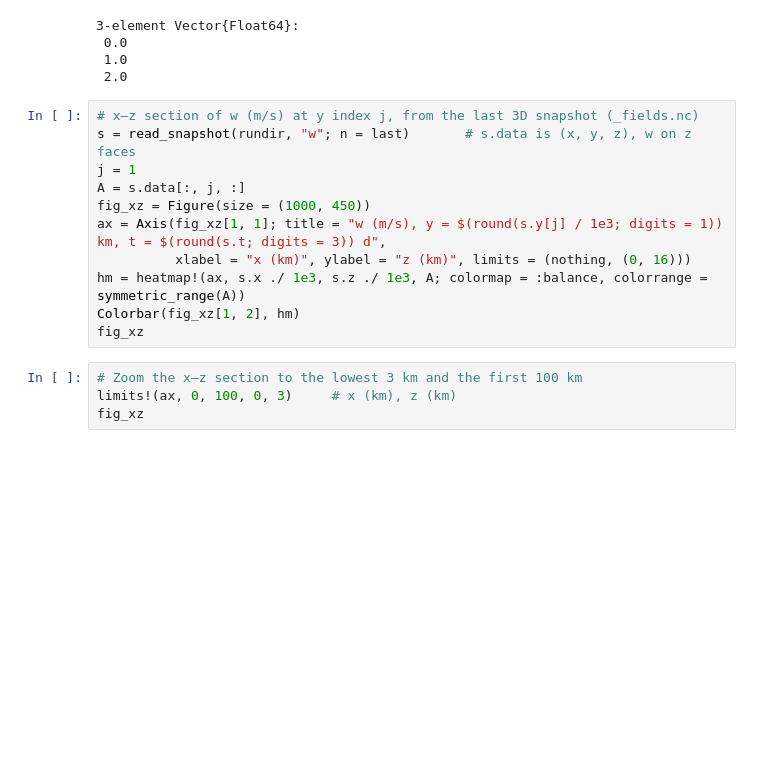
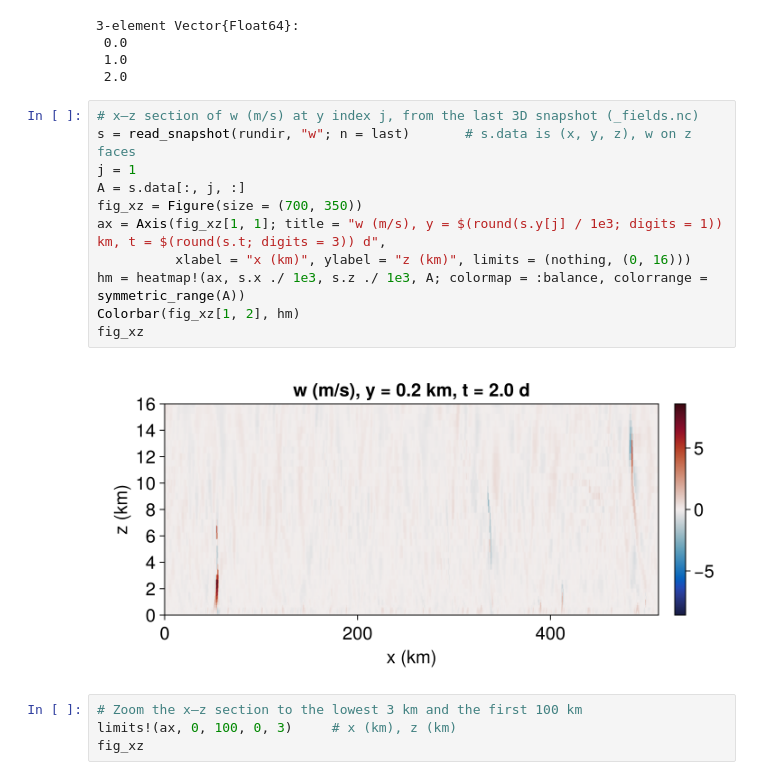
Before and after one commit to deszoeke/monsoon-breeze, a Jupyter notebook: plots/plots.ipynb, the cells around one changed output. Saved outputs shown, nothing was run; the diff lists cells and outputs as text; blank space fills up the shorter version.

```diff
--- a/plots/plots.ipynb
+++ b/plots/plots.ipynb
@@ -39,14 +43,16 @@ snapshot_times(rundir)                     # days of the 3D snapshots (_fields.n
 # %%
 # x–z section of w (m/s) at y index j, from the last 3D snapshot (_fields.nc)
 s = read_snapshot(rundir, "w"; n = last)       # s.data is (x, y, z), w on z faces
 j = 1
 A = s.data[:, j, :]
-fig_xz = Figure(size = (1000, 450))
+fig_xz = Figure(size = (700, 350))
 ax = Axis(fig_xz[1, 1]; title = "w (m/s), y = $(round(s.y[j] / 1e3; digits = 1)) km, t = $(round(s.t; digits = 3)) d",
           xlabel = "x (km)", ylabel = "z (km)", limits = (nothing, (0, 16)))
 hm = heatmap!(ax, s.x ./ 1e3, s.z ./ 1e3, A; colormap = :balance, colorrange = symmetric_range(A))
 Colorbar(fig_xz[1, 2], hm)
 fig_xz
+# %% [output]
+[figure, added]
 # %%
 # Zoom the x–z section to the lowest 3 km and the first 100 km
 limits!(ax, 0, 100, 0, 3)     # x (km), z (km)
```
Also changed, not shown: parts of 2 cells of this notebook.
